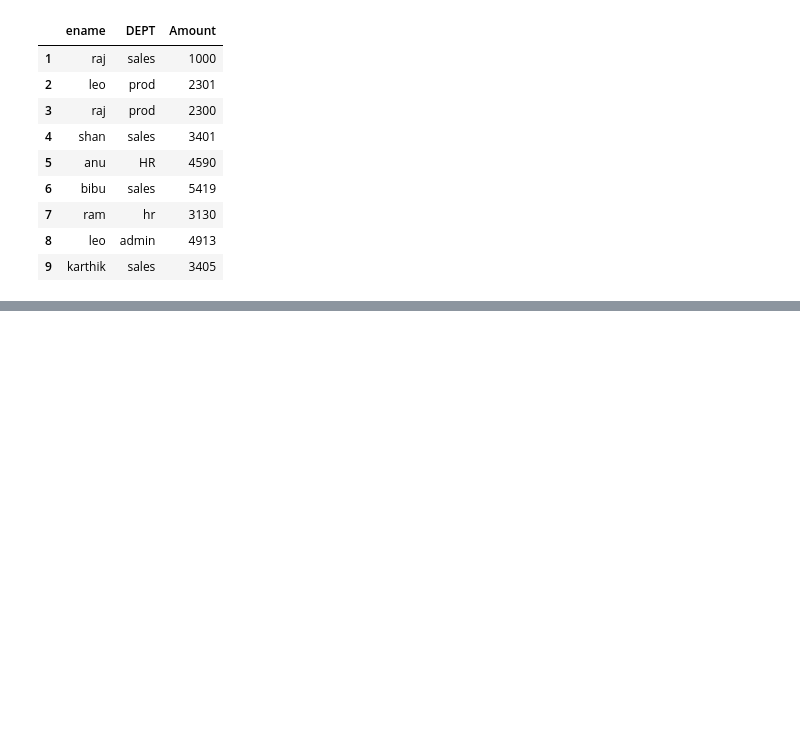
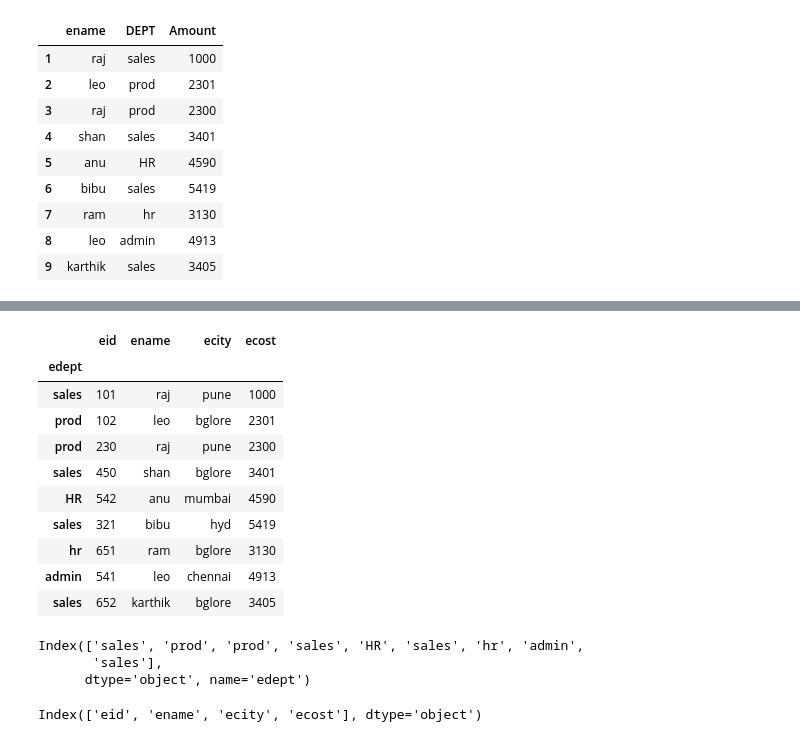
Before and after one commit to NehaParveen03/MLOps_Nov-, a Jupyter notebook: DAY1/DE-MLOps-1.ipynb, the cells around one changed output, grey strips where cells are left out. Drawn from its saved outputs; the diff is of its cells as text; code cells hidden in the pictures; blank space fills up the shorter version.

```diff
--- a/DAY1/DE-MLOps-1.ipynb
+++ b/DAY1/DE-MLOps-1.ipynb
@@ -1280,0 +1347,25 @@ df_csv
+# %%
+pd.read_csv('emp.csv',index_col=2)
+# %% [output]
+|  | eid | ename | ecity | ecost |
+| edept |  |  |  |  |
+| sales | 101 | raj | pune | 1000 |
+| prod | 102 | leo | bglore | 2301 |
+| prod | 230 | raj | pune | 2300 |
+| sales | 450 | shan | bglore | 3401 |
+| HR | 542 | anu | mumbai | 4590 |
+| sales | 321 | bibu | hyd | 5419 |
+| hr | 651 | ram | bglore | 3130 |
+| admin | 541 | leo | chennai | 4913 |
+| sales | 652 | karthik | bglore | 3405 |
+# %%
+df7 = pd.read_csv('emp.csv',index_col=2)
+df7.index
+# %% [output]
+Index(['sales', 'prod', 'prod', 'sales', 'HR', 'sales', 'hr', 'admin',
+       'sales'],
+      dtype='object', name='edept')
+# %%
+df7.columns
+# %% [output]
+Index(['eid', 'ename', 'ecity', 'ecost'], dtype='object')
```
Also changed, not shown: parts of 7 cells of this notebook.
